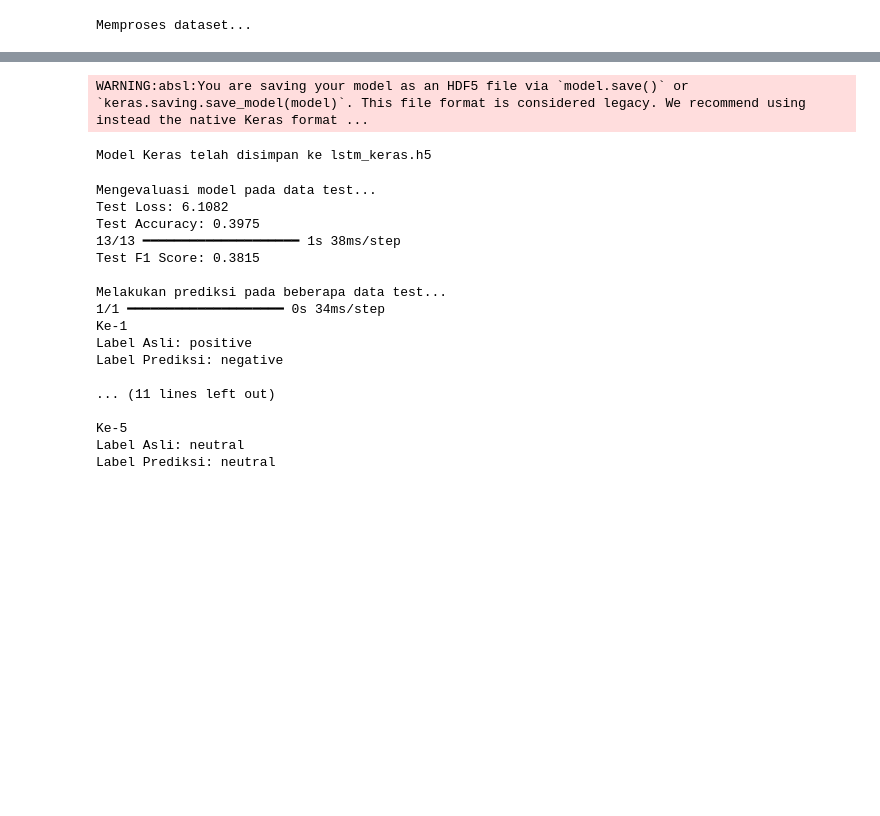
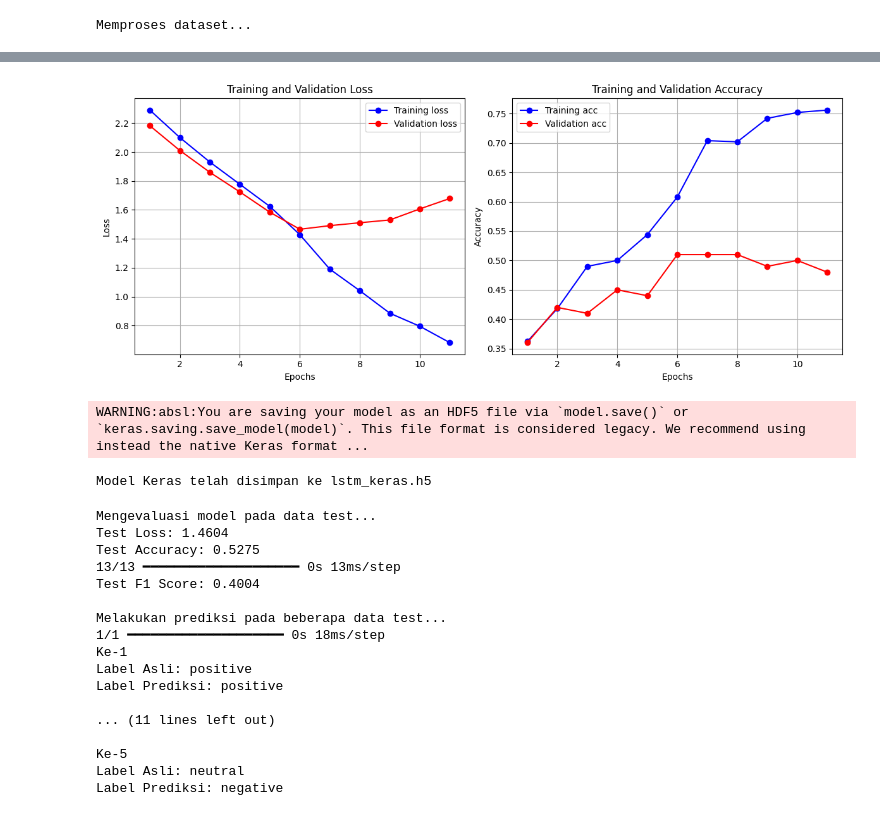
Before and after one commit to ValentinoTriadi/IF3270_MachineLearning_TB2, a Jupyter notebook: lstm/lstm.ipynb, the cells around one changed output, grey strips where cells are left out. Drawn from its saved outputs; the diff is of its cells as text; code cells hidden in the pictures; blank space fills up the shorter version.

```diff
--- a/lstm/lstm.ipynb
+++ b/lstm/lstm.ipynb
@@ -38,8 +39,8 @@ valid_token = preprocess_cls.tokenization(valid_texts)
 # Model
 
 embedding_dim = 128  # Dimensi vektor embedding
-lstm_units = 64  # Jumlah unit di layer LSTM
-dropout_rate = 0.5  # Rate untuk dropout
+lstm_units = 32  # Jumlah unit di layer LSTM
+dropout_rate = 0.7  # Rate untuk dropout
 vocab_size = 10000  # Vocabulary Size
 
 # Bangun model Sequential Keras
@@ -50,12 +51,17 @@ model = keras.Sequential(
             input_dim=vocab_size, output_dim=embedding_dim, mask_zero=True
         ),
         # 2. Bidirectional LSTM Layer
-        keras.layers.Bidirectional(keras.layers.LSTM(lstm_units)),
+        # keras.layers.Bidirectional(keras.layers.LSTM(lstm_units, kernel_regularizer=keras.regularizers.l2(0.01))),
+
+        # 2. Unidirectional LSTM Layer
+        keras.layers.LSTM(
+            lstm_units, kernel_regularizer=keras.regularizers.l2(0.01)
+        ),
         # 3. Dropout Layer
         keras.layers.Dropout(dropout_rate),
         # 4. Dense Layer (Hidden)
         keras.layers.Dense(32, activation="relu"),
-        keras.layers.Dropout(0.3),
+        keras.layers.Dropout(0.5),
         # 5. Dense Layer (Output)
         keras.layers.Dense(num_classes, activation="softmax"),
     ]
@@ -101,7 +107,7 @@ history = model.fit(
     epochs=epochs,
     batch_size=batch_size,
     validation_data=(valid_token, valid_labels),
-    # callbacks=[keras.callbacks.EarlyStopping(monitor='val_loss', patience=5, restore_best_weights=True)]
+    callbacks=[keras.callbacks.EarlyStopping(monitor='val_loss', patience=5, restore_best_weights=True)]
 )
 # %% [output]
 Epoch 1/100
@@ -124,3 +130,40 @@ Epoch 100/100
+# %%
+# Mendapatkan data history dari training
+history_dict = history.history
+loss_values = history_dict['loss']
+val_loss_values = history_dict['val_loss']
+accuracy_values = history_dict['accuracy']
+val_accuracy_values = history_dict['val_accuracy']
+
+# Mendapatkan jumlah epoch
+epochs = range(1, len(loss_values) + 1)
+
+# Plot Training & Validation Loss
+plt.figure(figsize=(12, 5))
+plt.subplot(1, 2, 1)
+plt.plot(epochs, loss_values, 'bo-', label='Training loss')
+plt.plot(epochs, val_loss_values, 'ro-', label='Validation loss')
+plt.title('Training and Validation Loss')
+plt.xlabel('Epochs')
+plt.ylabel('Loss')
+plt.legend()
+plt.grid(True)
+
+# Plot Training & Validation Accuracy
+plt.subplot(1, 2, 2)
+plt.plot(epochs, accuracy_values, 'bo-', label='Training acc')
+plt.plot(epochs, val_accuracy_values, 'ro-', label='Validation acc')
+plt.title('Training and Validation Accuracy')
+plt.xlabel('Epochs')
+plt.ylabel('Accuracy')
+plt.legend()
+plt.grid(True)
+
+# Menampilkan plot
+plt.tight_layout()
+plt.show()
+# %% [output]
+[figure, added]
 # %%
 # Simpan bobot model
 model.save("lstm_keras.h5")
@@ -134,16 +174,13 @@ Model Keras telah disimpan ke lstm_keras.h5
 # %%
 # Evaluasi model pada data test
 print("\nMengevaluasi model pada data test...")
-# Use one-hot encoded test_labels for evaluation
+
 loss, accuracy = model.evaluate(test_token, test_labels, verbose=0)
 print(f"Test Loss: {loss:.4f}")
 print(f"Test Accuracy: {accuracy:.4f}")
 
-
 # Menghitung F1 Score
 y_pred_probs = model.predict(test_token)
-
-# One-hot encode the true labels (y_true)
 test_labels_one_hot = tf.keras.utils.to_categorical(test_labels, num_classes=num_classes)
 
 f1 = keras.metrics.F1Score(average='macro')
@@ -166,19 +203,19 @@ for i in range(5):
     print(f"Label Prediksi: {label_reverse_map[predicted_labels[i]]}\n")
 # %% [output]
 Mengevaluasi model pada data test...
-Test Loss: 6.1082
-Test Accuracy: 0.3975
-13/13 ━━━━━━━━━━━━━━━━━━━━ 1s 38ms/step
-Test F1 Score: 0.3815
+Test Loss: 1.4604
+Test Accuracy: 0.5275
+13/13 ━━━━━━━━━━━━━━━━━━━━ 0s 13ms/step
+Test F1 Score: 0.4004
 
 Melakukan prediksi pada beberapa data test...
-1/1 ━━━━━━━━━━━━━━━━━━━━ 0s 34ms/step
+1/1 ━━━━━━━━━━━━━━━━━━━━ 0s 18ms/step
 Ke-1
 Label Asli: positive
-Label Prediksi: negative
+Label Prediksi: positive
 
 ... (11 lines left out)
 
 Ke-5
 Label Asli: neutral
-Label Prediksi: neutral
+Label Prediksi: negative
```
Also changed, not shown: parts of 4 cells of this notebook, 1 other file.
